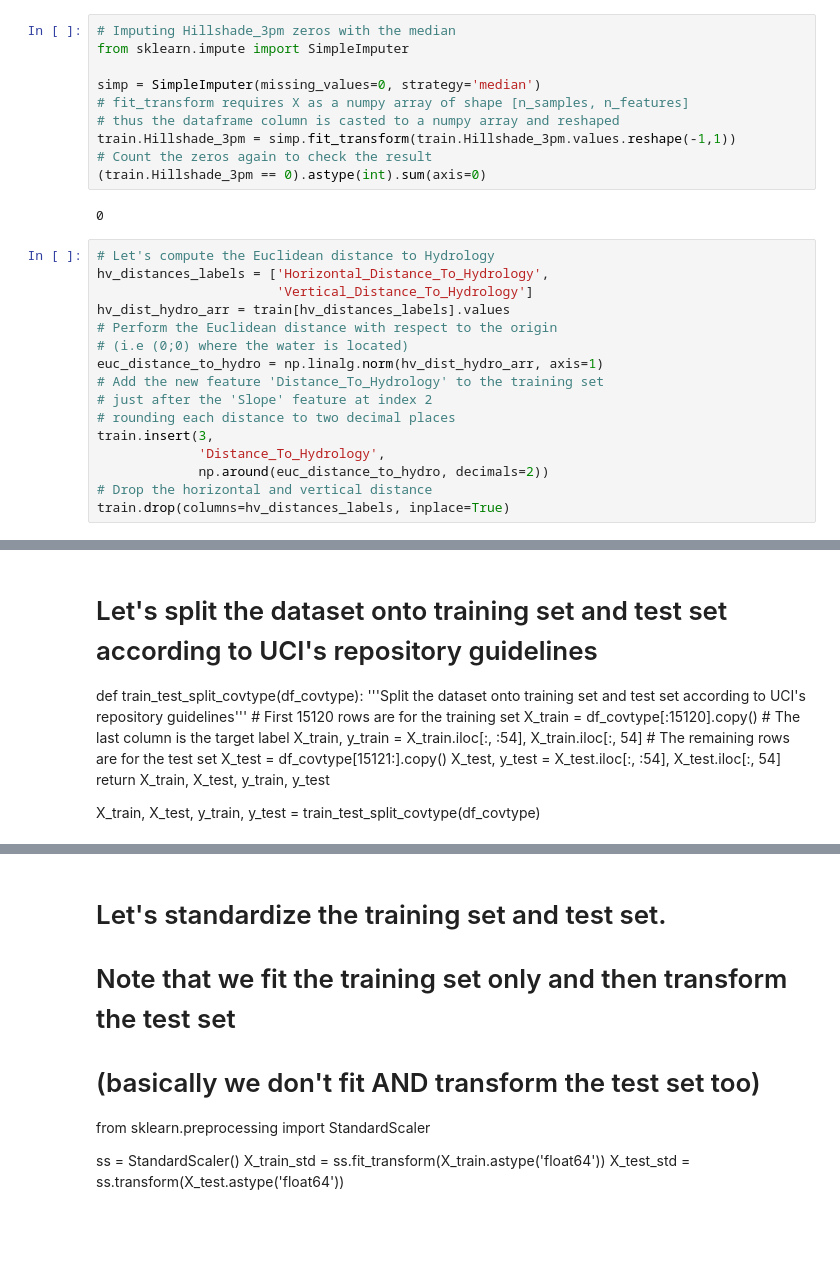
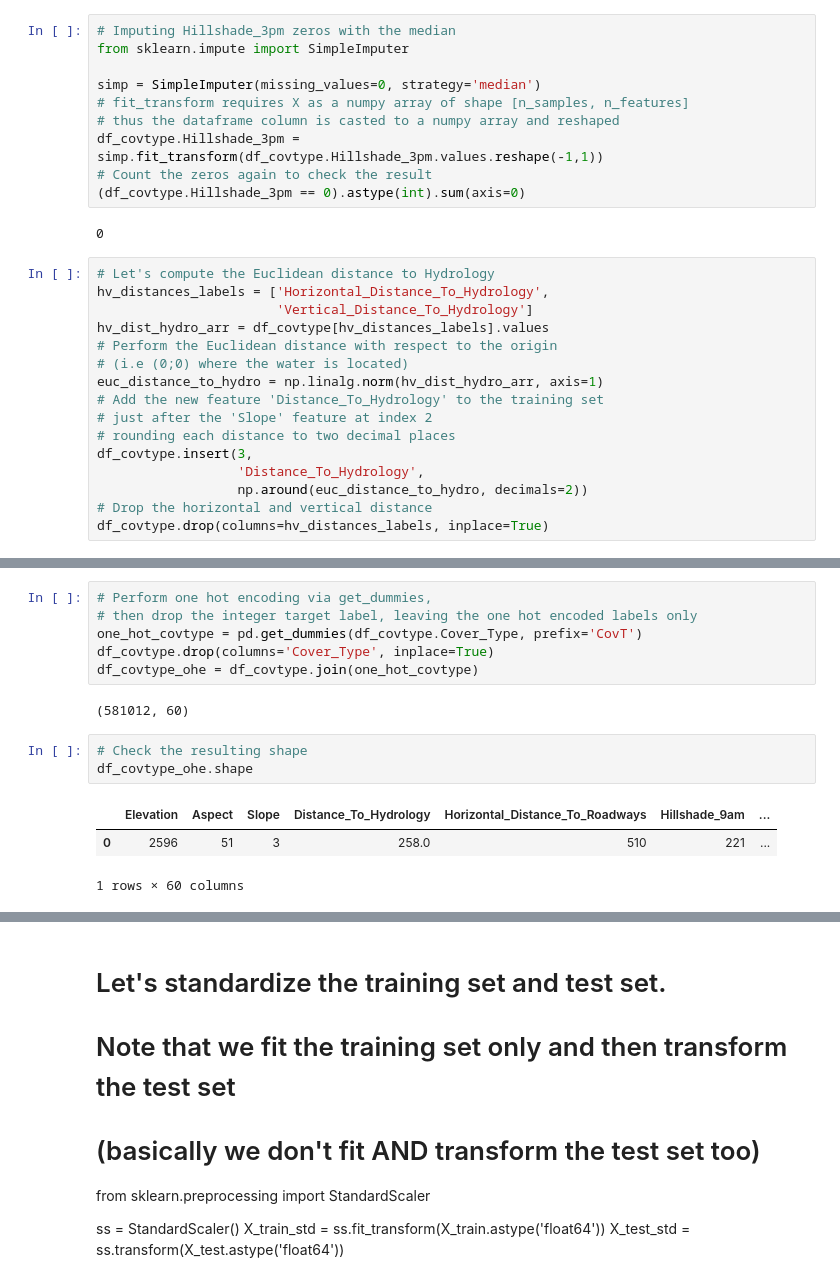
Before and after one commit to Nico769/Forest-Cover-Type-NN, a Jupyter notebook: Covtype.ipynb, the cells around one changed output, grey strips where cells are left out. Saved outputs shown, nothing was run; the diff lists cells and outputs as text; blank space fills up the shorter version.

Commit message:
Fix inconsistency with train and df_covtype, adds onehot enc and train_test_split func

```diff
--- a/Covtype.ipynb
+++ b/Covtype.ipynb
@@ -260,26 +265,26 @@ from sklearn.impute import SimpleImputer
 simp = SimpleImputer(missing_values=0, strategy='median')
 # fit_transform requires X as a numpy array of shape [n_samples, n_features]
 # thus the dataframe column is casted to a numpy array and reshaped
-train.Hillshade_3pm = simp.fit_transform(train.Hillshade_3pm.values.reshape(-1,1))
+df_covtype.Hillshade_3pm = simp.fit_transform(df_covtype.Hillshade_3pm.values.reshape(-1,1))
 # Count the zeros again to check the result
-(train.Hillshade_3pm == 0).astype(int).sum(axis=0)
+(df_covtype.Hillshade_3pm == 0).astype(int).sum(axis=0)
 # %% [output]
 0
 # %%
 # Let's compute the Euclidean distance to Hydrology
 hv_distances_labels = ['Horizontal_Distance_To_Hydrology',
                        'Vertical_Distance_To_Hydrology']
-hv_dist_hydro_arr = train[hv_distances_labels].values
+hv_dist_hydro_arr = df_covtype[hv_distances_labels].values
 # Perform the Euclidean distance with respect to the origin
 # (i.e (0;0) where the water is located)
 euc_distance_to_hydro = np.linalg.norm(hv_dist_hydro_arr, axis=1)
 # Add the new feature 'Distance_To_Hydrology' to the training set
 # just after the 'Slope' feature at index 2
 # rounding each distance to two decimal places
-train.insert(3,
-             'Distance_To_Hydrology',
-             np.around(euc_distance_to_hydro, decimals=2))
+df_covtype.insert(3,
+                  'Distance_To_Hydrology',
+                  np.around(euc_distance_to_hydro, decimals=2))
 # Drop the horizontal and vertical distance
-train.drop(columns=hv_distances_labels, inplace=True)
+df_covtype.drop(columns=hv_distances_labels, inplace=True)
 # %%
 # Check the result
@@ -289,17 +294,18 @@ train.head(2)
 | 0 | 2596 | 51 | 3 | 258.00 | 510 | 221 | ... |
 | 1 | 2590 | 56 | 2 | 212.08 | 390 | 220 | ... |
 2 rows × 54 columns
-# %% [markdown]
-# Let's split the dataset onto training set and test set according to UCI's repository guidelines
-def train_test_split_covtype(df_covtype):
-    '''Split the dataset onto training set and test set according to UCI's repository guidelines'''
-    # First 15120 rows are for the training set
-    X_train = df_covtype[:15120].copy()
-    # The last column is the target label
-    X_train, y_train = X_train.iloc[:, :54], X_train.iloc[:, 54]
-    # The remaining rows are for the test set
-    X_test = df_covtype[15121:].copy()
-    X_test, y_test = X_test.iloc[:, :54], X_test.iloc[:, 54]
-    return X_train, X_test, y_train, y_test
-
-X_train, X_test, y_train, y_test = train_test_split_covtype(df_covtype)
+# %%
+# Perform one hot encoding via get_dummies,
+# then drop the integer target label, leaving the one hot encoded labels only
+one_hot_covtype = pd.get_dummies(df_covtype.Cover_Type, prefix='CovT')
+df_covtype.drop(columns='Cover_Type', inplace=True)
+df_covtype_ohe = df_covtype.join(one_hot_covtype)
+# %% [output]
+(581012, 60)
+# %%
+# Check the resulting shape
+df_covtype_ohe.shape
+# %% [output]
+|  | Elevation | Aspect | Slope | Distance_To_Hydrology | Horizontal_Distance_To_Roadways | Hillshade_9am | ... |
+| 0 | 2596 | 51 | 3 | 258.0 | 510 | 221 | ... |
+1 rows × 60 columns
```
Also changed, not shown: parts of 6 cells of this notebook.
